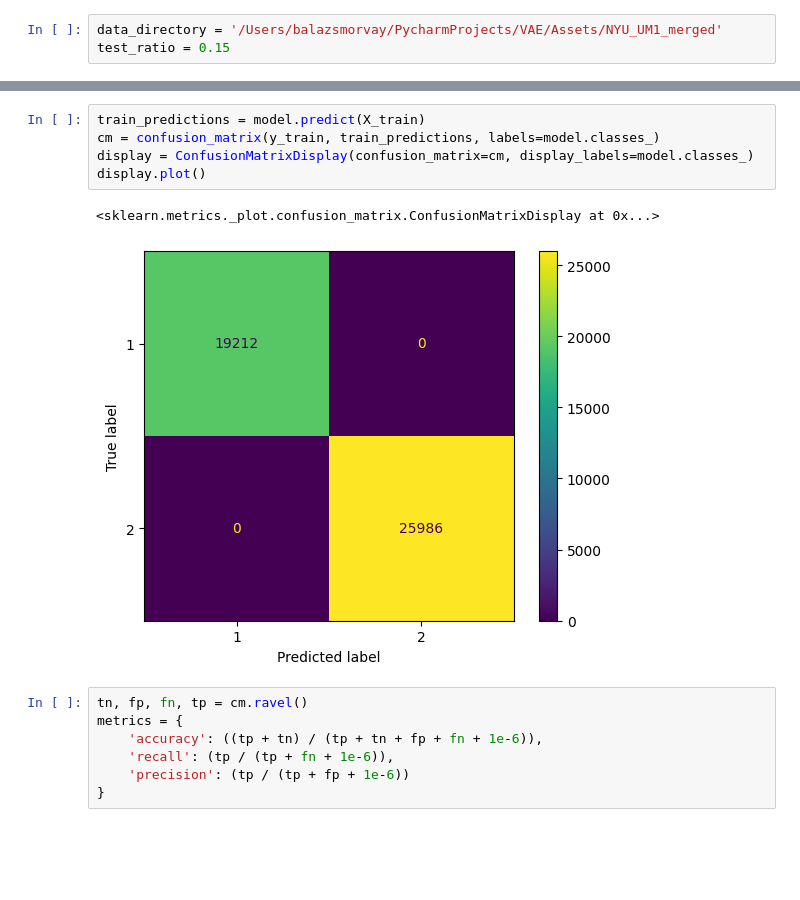
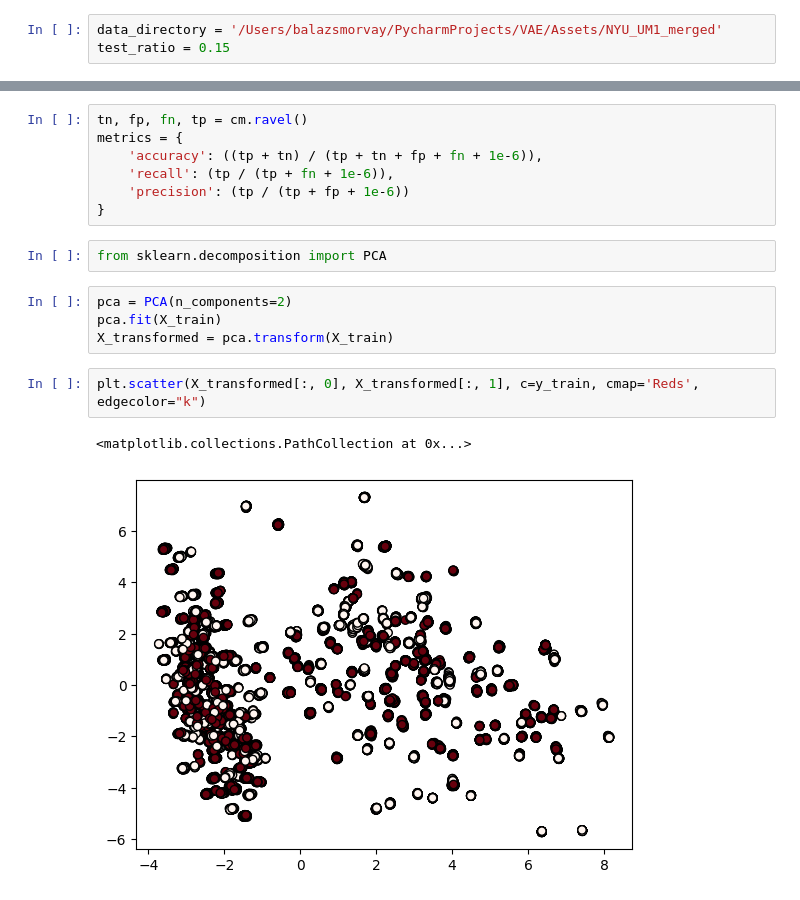
Before and after one commit to balazsmorv/fmri_classifier, a Jupyter notebook: Notebook experiments/classify_latents.ipynb, the cells around one changed output, grey strips where cells are left out. Drawn from its saved outputs; the diff is of its cells as text; blank space fills up the shorter version.

```diff
--- a/Notebook experiments/classify_latents.ipynb
+++ b/Notebook experiments/classify_latents.ipynb
@@ -43,11 +41,3 @@ Total nSV = 7961
-# %%
-train_predictions = model.predict(X_train)
-cm = confusion_matrix(y_train, train_predictions, labels=model.classes_)
-display = ConfusionMatrixDisplay(confusion_matrix=cm, display_labels=model.classes_)
-display.plot()
-# %% [output]
-<sklearn.metrics._plot.confusion_matrix.ConfusionMatrixDisplay at 0x...>
-[figure, removed]
 # %%
 tn, fp, fn, tp = cm.ravel()
 metrics = {
@@ -55,3 +45,14 @@ metrics = {
     'recall': (tp / (tp + fn + 1e-6)),
     'precision': (tp / (tp + fp + 1e-6))
 }
+# %%
+from sklearn.decomposition import PCA
+# %%
+pca = PCA(n_components=2)
+pca.fit(X_train)
+X_transformed = pca.transform(X_train)
+# %%
+plt.scatter(X_transformed[:, 0], X_transformed[:, 1], c=y_train, cmap='Reds', edgecolor="k")
+# %% [output]
+<matplotlib.collections.PathCollection at 0x...>
+[figure, added]
```
Also changed, not shown: parts of 16 cells of this notebook, 2 other files.
